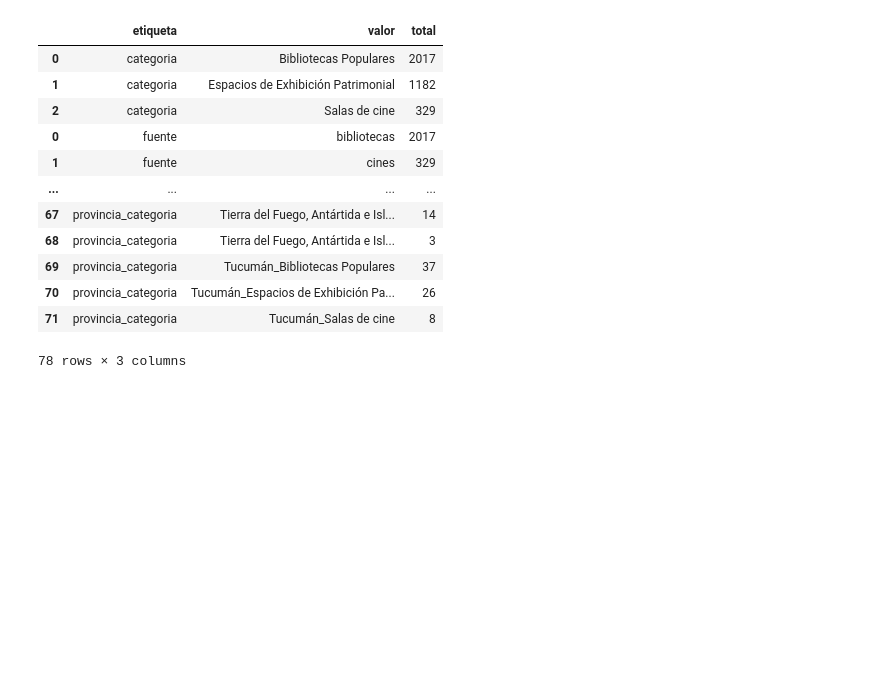
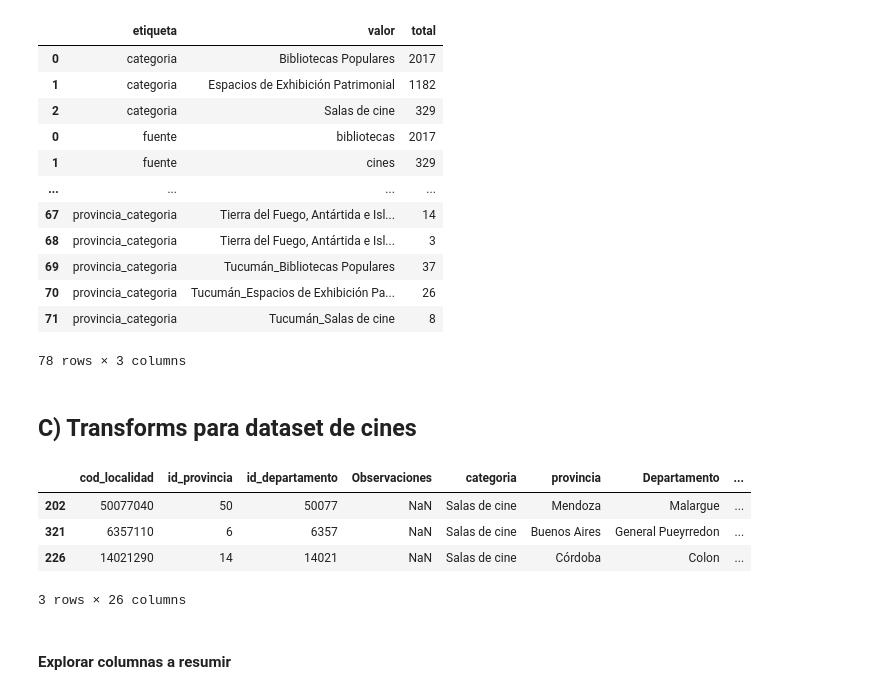
Before and after one commit to gonzalezgbr/challenge_alkemy_python, a Jupyter notebook: arculturaletl/notebooks/explore.ipynb, the cells around one changed output. Cells and saved outputs as stored; diff of their text form; code cells hidden in the pictures; blank space fills up the shorter version.

```diff
--- a/arculturaletl/notebooks/explore.ipynb
+++ b/arculturaletl/notebooks/explore.ipynb
@@ -522,3 +522,16 @@ df_summary
 | 70 | provincia_categoria | Tucumán_Espacios de Exhibición Pa... | 26 |
 | 71 | provincia_categoria | Tucumán_Salas de cine | 8 |
 78 rows × 3 columns
+# %% [markdown]
+## C) Transforms para dataset de cines
+# %%
+#Provincia, Cantidad de pantallas, Cantidad de butacas, Cantidad de espacios INCAA
+cines_df.sample(3)
+# %% [output]
+|  | cod_localidad | id_provincia | id_departamento | Observaciones | categoria | provincia | Departamento | ... |
+| 202 | 50077040 | 50 | 50077 | NaN | Salas de cine | Mendoza | Malargue | ... |
+| 321 | 6357110 | 6 | 6357 | NaN | Salas de cine | Buenos Aires | General Pueyrredon | ... |
+| 226 | 14021290 | 14 | 14021 | NaN | Salas de cine | Córdoba | Colon | ... |
+3 rows × 26 columns
+# %% [markdown]
+#### Explorar columnas a resumir
```
Also changed, not shown: parts of 12 cells of this notebook.
